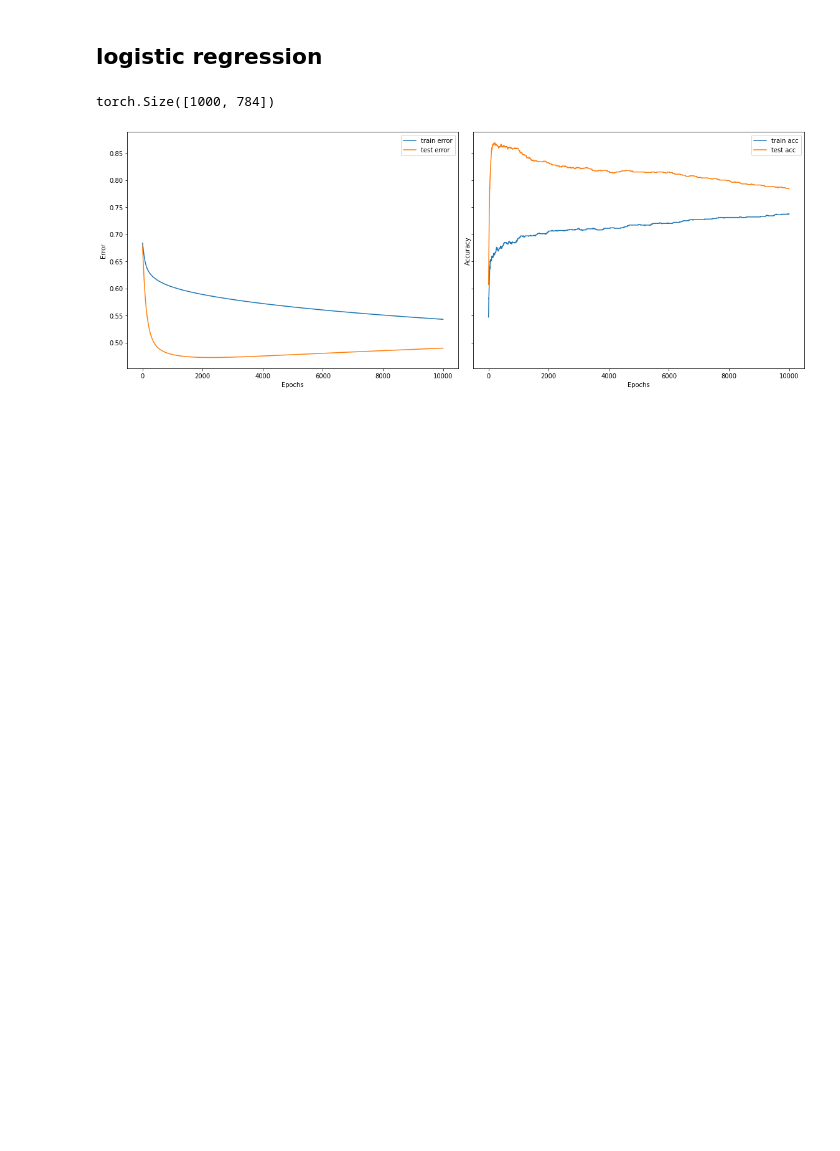
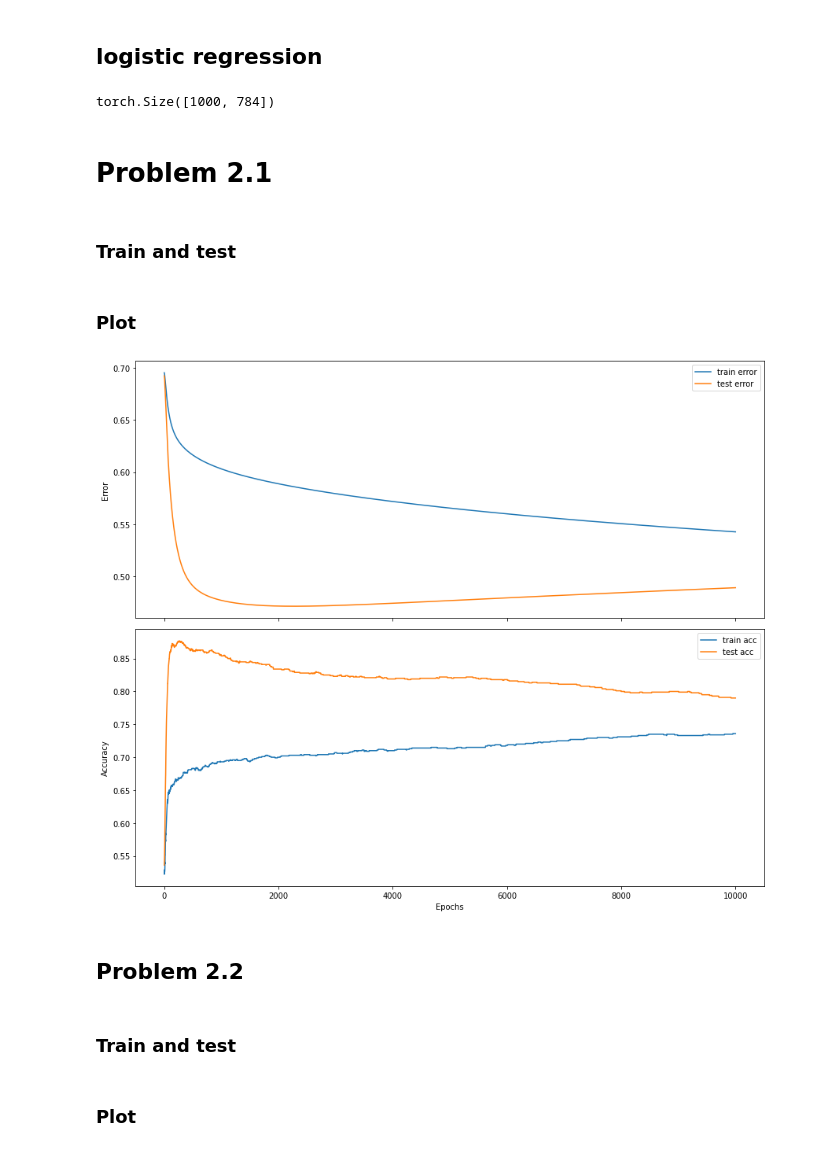
Before and after one commit to kcniii/mlo, a Jupyter notebook: hw8/logistic_regression_with_early_stopping.ipynb, the cells around one changed output. Saved outputs shown, nothing was run; the diff lists cells and outputs as text; code cells hidden in the pictures; blank space fills up the shorter version.

```diff
--- a/hw8/logistic_regression_with_early_stopping.ipynb
+++ b/hw8/logistic_regression_with_early_stopping.ipynb
@@ -105,6 +107,10 @@ X = train_set_01_images.type(torch.float)
 X.shape
 # %% [output]
 torch.Size([1000, 784])
+# %% [markdown]
+# Problem 2.1
+# %% [markdown]
+### Train and test
 # %%
 
 class Net(nn.Module):
@@ -153,28 +159,34 @@ for epochs in range(max_epochs):
 
     train_errors.append(loss.item())
     test_errors.append(criterion(outputs_test.view(-1,1), y_test).item())
+# %% [markdown]
+### Plot
 # %%
 import matplotlib.pyplot as plt
 
-fig, (ax1, ax2) = plt.subplots(1, 2, figsize=(16, 6), sharey=True)
+fig, (ax1, ax2) = plt.subplots(2, 1, figsize=(12, 10), sharex=True)
 
 ax1.plot(train_errors, label='train error')
 ax1.plot(test_errors, label='test error')
-ax1.set_xlabel('Epochs')
+# ax1.set_xlabel('Epochs')
 ax1.set_ylabel('Error')
 ax1.legend()
 
 # Plotting accuracies
 ax2.plot(train_accs, label='train acc')
 ax2.plot(test_accs, label='test acc')
 ax2.set_xlabel('Epochs')
 ax2.set_ylabel('Accuracy')
 ax2.legend()
 
 plt.tight_layout()
 plt.show()
 # %% [output]
-[figure, old version]
+[figure, new version]
+# %% [markdown]
+## Problem 2.2
+# %% [markdown]
+### Train and test
 # %%
 import torch.nn.functional as F
 
@@ -225,6 +229,8 @@ for epochs in range(max_epochs):
 
     train_errors.append(loss.item())
     test_errors.append(criterion(outputs_test.view(-1,1), y_test).item())
+# %% [markdown]
+### Plot
 # %%
 import matplotlib.pyplot as plt
 
```
Also changed, not shown: parts of 4 cells of this notebook.
